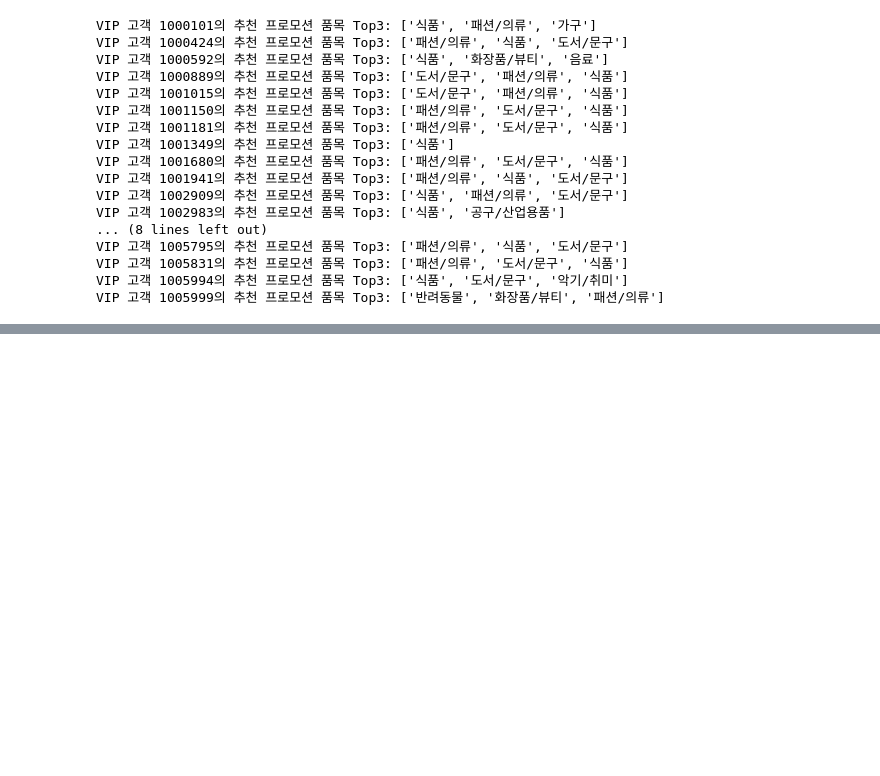
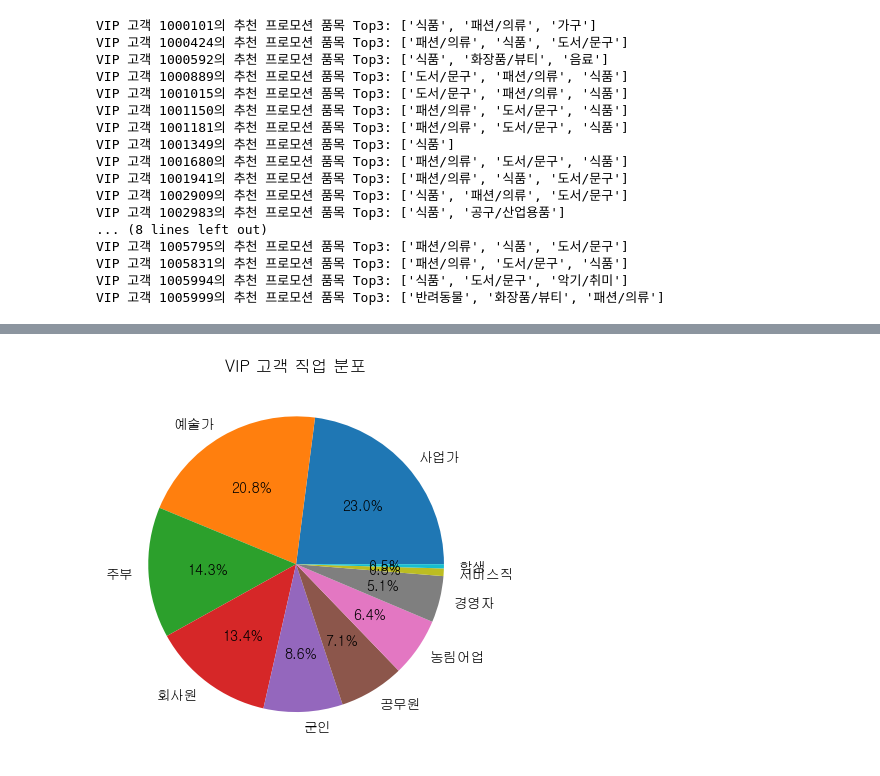
Before and after one commit to minsangggg/Data_Analysis, a Jupyter notebook: 사용자 데이터 분석.ipynb, the cells around one changed output, grey strips where cells are left out. Saved outputs shown, nothing was run; the diff lists cells and outputs as text; code cells hidden in the pictures; blank space fills up the shorter version.

```diff
--- a/사용자 데이터 분석.ipynb
+++ b/사용자 데이터 분석.ipynb
@@ -396,0 +451,7 @@ VIP 고객 1005999의 추천 프로모션 품목 Top3: ['반려동물', '화장
+# %%
+vip_df['Occupation'].value_counts().plot(kind='pie', autopct='%1.1f%%')
+plt.title('VIP 고객 직업 분포')
+plt.ylabel('')
+plt.show()
+# %% [output]
+[figure, added]
```
Also changed, not shown: parts of 13 cells of this notebook.
